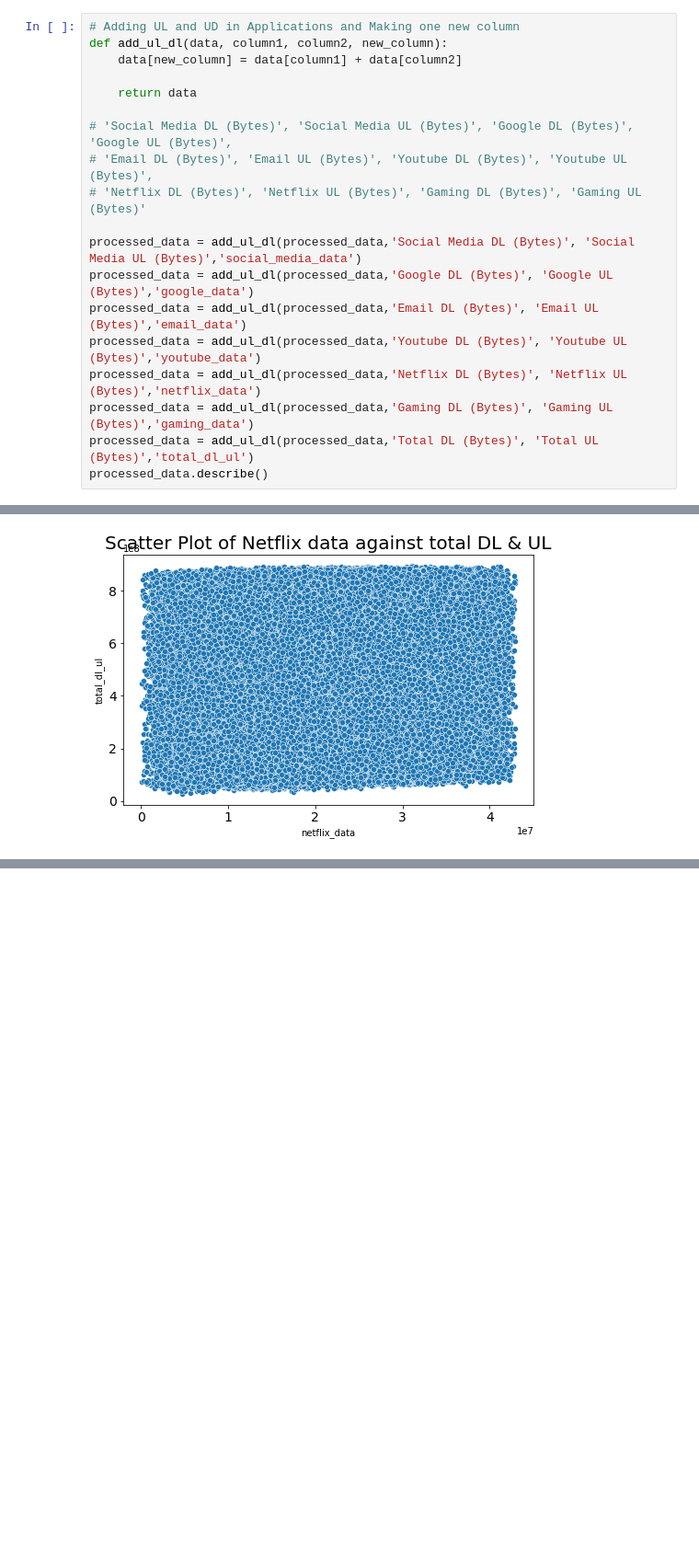
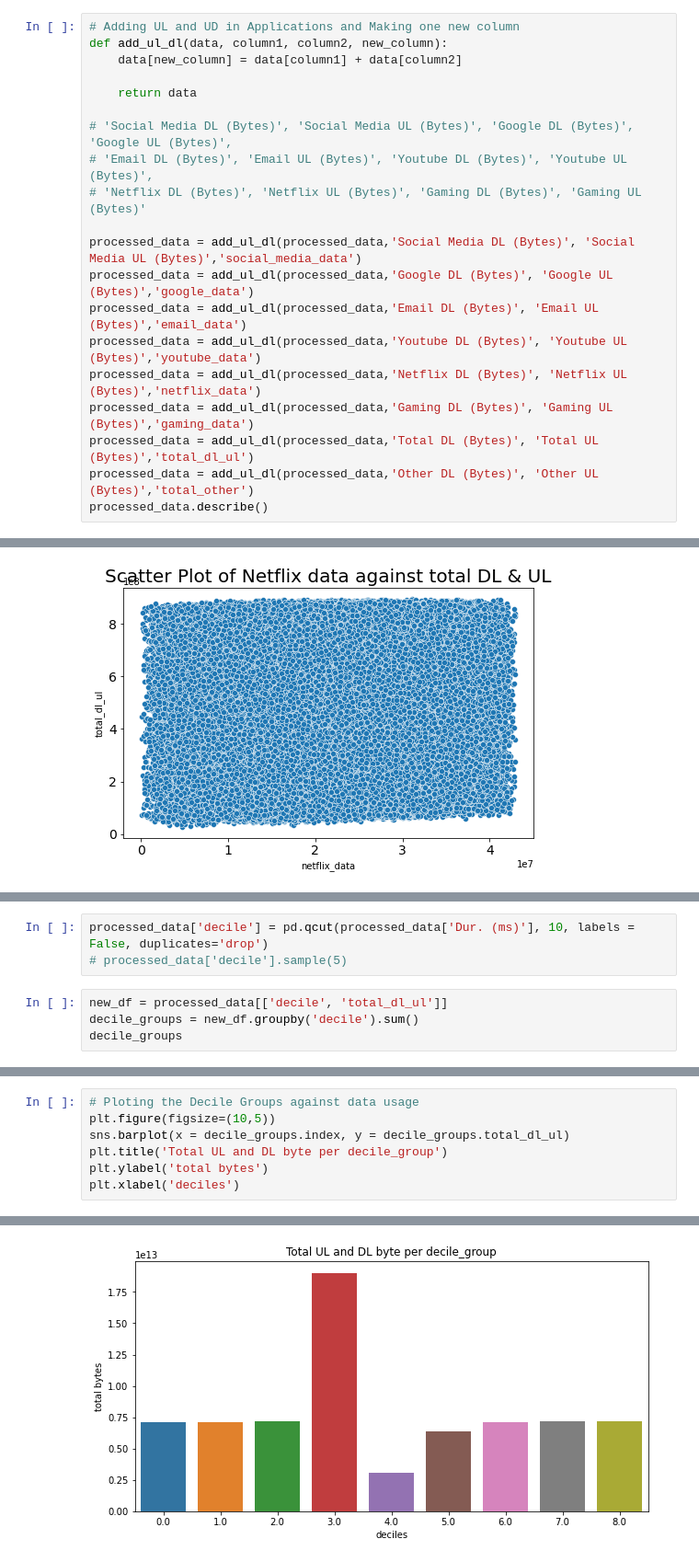
Before and after one commit to Caphace-Ethan/Telecom-User-Data-Analysis, a Jupyter notebook: notebooks/Data_Exploratory_Analysis.ipynb, the cells around one changed output, grey strips where cells are left out. Shown at 92% size. Saved outputs shown, nothing was run; the diff lists cells and outputs as text; blank space fills up the shorter version.

```diff
--- a/notebooks/Data_Exploratory_Analysis.ipynb
+++ b/notebooks/Data_Exploratory_Analysis.ipynb
@@ -650,6 +650,7 @@ processed_data = add_ul_dl(processed_data,'Youtube DL (Bytes)', 'Youtube UL (Byt
 processed_data = add_ul_dl(processed_data,'Netflix DL (Bytes)', 'Netflix UL (Bytes)','netflix_data')
 processed_data = add_ul_dl(processed_data,'Gaming DL (Bytes)', 'Gaming UL (Bytes)','gaming_data')
 processed_data = add_ul_dl(processed_data,'Total DL (Bytes)', 'Total UL (Bytes)','total_dl_ul')
+processed_data = add_ul_dl(processed_data,'Other DL (Bytes)', 'Other UL (Bytes)','total_other')
 processed_data.describe()
 # %% [output]
 |  | Bearer Id | Start ms | End ms | Dur. (ms) | IMSI | MSISDN/Number | IMEI | Avg RTT DL (ms) | ... |
@@ -924,0 +931,7 @@ for column in column_list:
+# %%
+processed_data['decile'] = pd.qcut(processed_data['Dur. (ms)'], 10, labels = False, duplicates='drop')
+# processed_data['decile'].sample(5)
+# %%
+new_df = processed_data[['decile', 'total_dl_ul']]
+decile_groups = new_df.groupby('decile').sum()
+decile_groups
@@ -924,0 +950,8 @@ for column in column_list:
+# %%
+# Ploting the Decile Groups against data usage
+plt.figure(figsize=(10,5))
+sns.barplot(x = decile_groups.index, y = decile_groups.total_dl_ul)
+plt.title('Total UL and DL byte per decile_group')
+plt.ylabel('total bytes')
+plt.xlabel('deciles')
+# %% [output]
@@ -924,0 +959 @@ for column in column_list:
+[figure, added]
```
Also changed, not shown: parts of 9 cells of this notebook.
